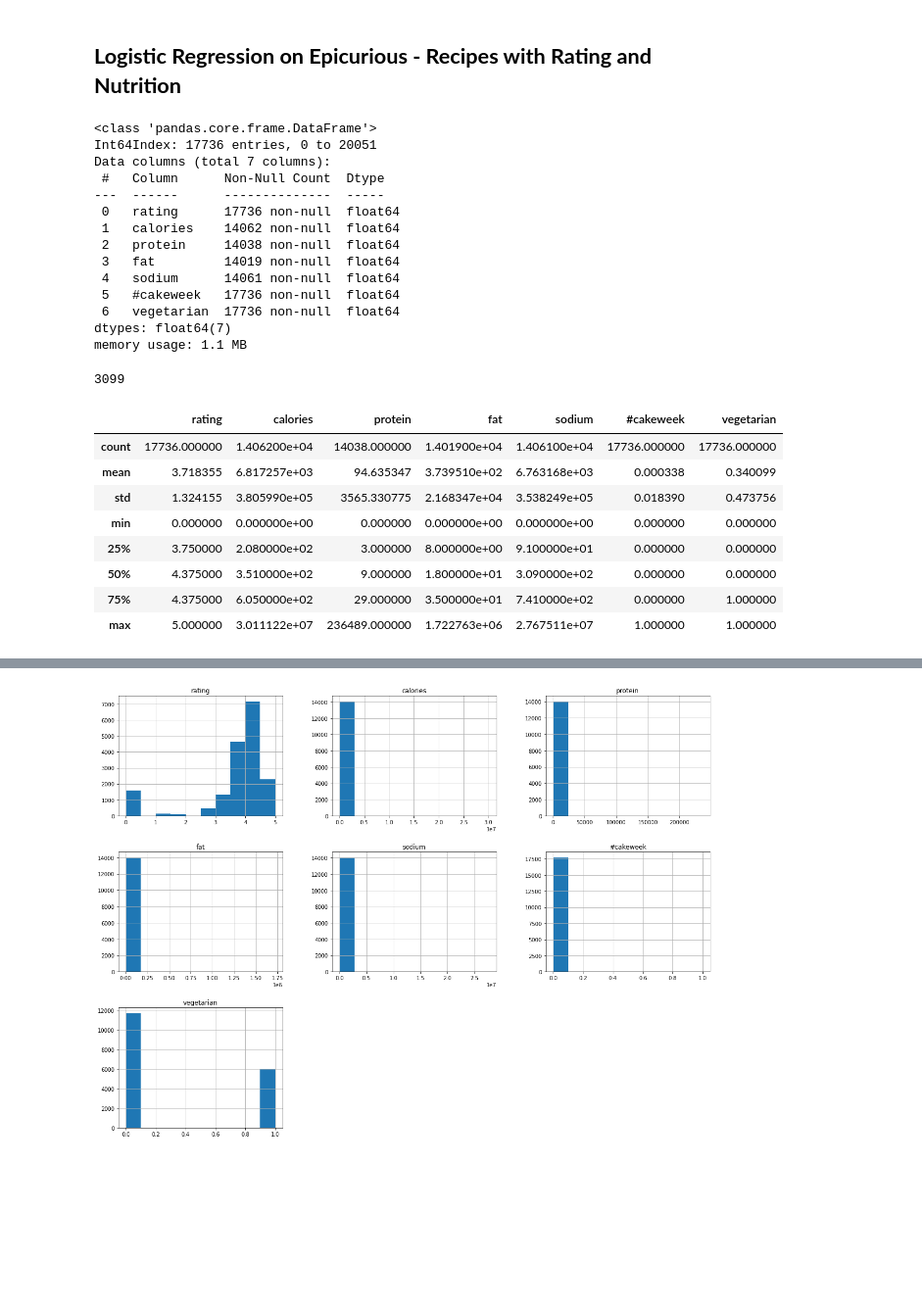
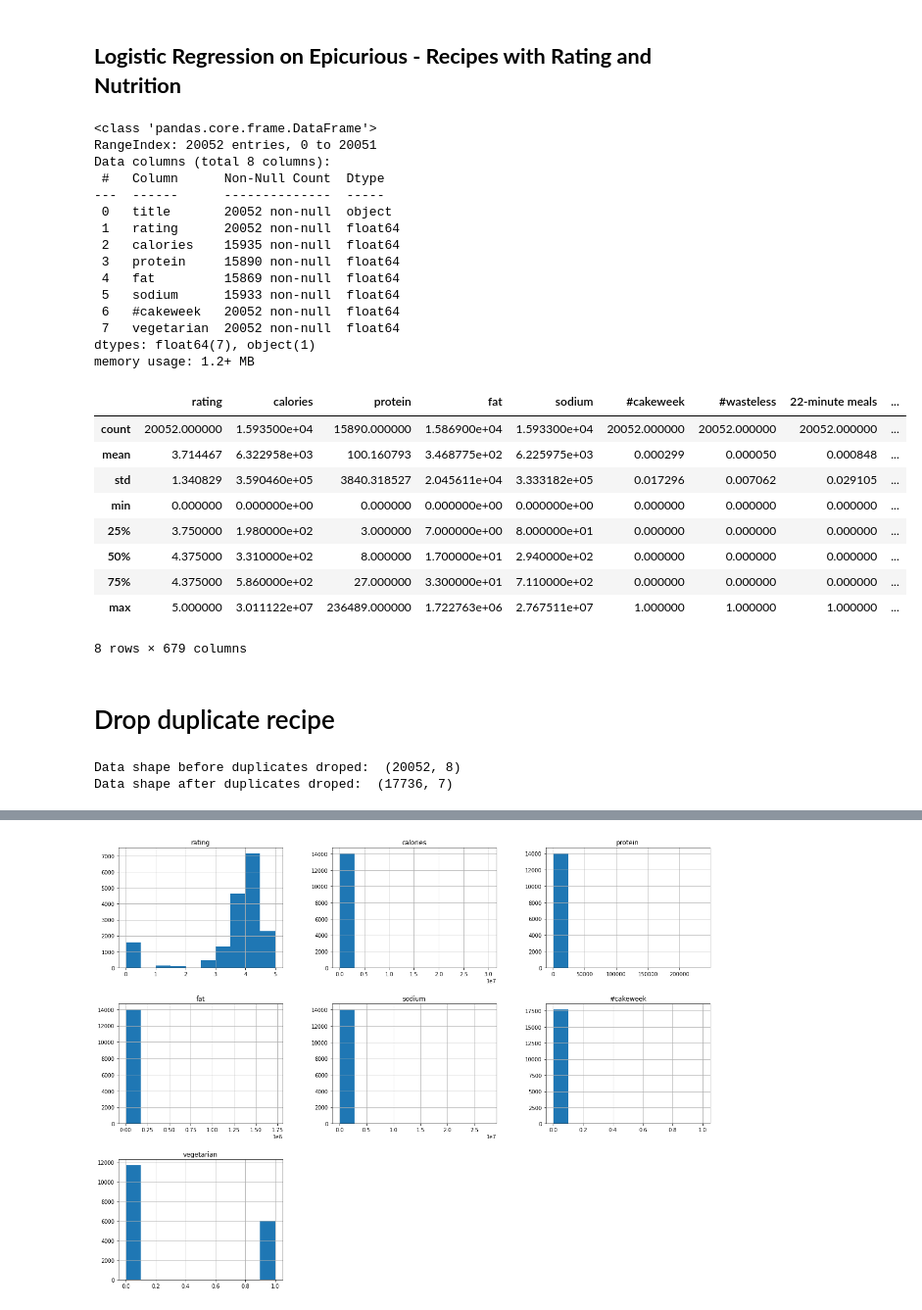
Before and after one commit to Amruthakap3/AML, a Jupyter notebook: logistic_regression.ipynb, the cells around one changed output, grey strips where cells are left out. Shown at 98% size. Saved outputs shown, nothing was run; the diff lists cells and outputs as text; code cells hidden in the pictures; blank space fills up the shorter version.

```diff
--- a/logistic_regression.ipynb
+++ b/logistic_regression.ipynb
@@ -5,44 +5,47 @@
 # %%
 import pandas as pd
 import matplotlib.pyplot as plt
 import seaborn as sbn
 import numpy as np
 # Import Epicurious dataset
 data = pd.read_csv('https://raw.githubusercontent.com/Amruthakap3/AML/main/epi_r.csv')
+df = data[['title','rating', 'calories', 'protein','fat','sodium','#cakeweek','vegetarian' ]]
 #Discribe the data frame
-df = data[['title','rating', 'calories', 'protein','fat','sodium','#cakeweek','vegetarian' ]]
-df = df.drop_duplicates(subset=['title'], keep='last')
-df = df[['rating', 'calories', 'protein','fat','sodium','#cakeweek','vegetarian' ]]
 df.info()
+data.describe()
 # %% [output]
 <class 'pandas.core.frame.DataFrame'>
-Int64Index: 17736 entries, 0 to 20051
-Data columns (total 7 columns):
+RangeIndex: 20052 entries, 0 to 20051
+Data columns (total 8 columns):
  #   Column      Non-Null Count  Dtype
 ---  ------      --------------  -----
- 0   rating      17736 non-null  float64
- 1   calories    14062 non-null  float64
- 2   protein     14038 non-null  float64
- 3   fat         14019 non-null  float64
- 4   sodium      14061 non-null  float64
- 5   #cakeweek   17736 non-null  float64
- 6   vegetarian  17736 non-null  float64
-dtypes: float64(7)
-memory usage: 1.1 MB
+ 0   title       20052 non-null  object
+ 1   rating      20052 non-null  float64
+ 2   calories    15935 non-null  float64
+ 3   protein     15890 non-null  float64
+ 4   fat         15869 non-null  float64
+ 5   sodium      15933 non-null  float64
+ 6   #cakeweek   20052 non-null  float64
+ 7   vegetarian  20052 non-null  float64
+dtypes: float64(7), object(1)
+memory usage: 1.2+ MB
+|  | rating | calories | protein | fat | sodium | #cakeweek | #wasteless | 22-minute meals | ... |
+| count | 20052.000000 | 1.593500e+04 | 15890.000000 | 1.586900e+04 | 1.593300e+04 | 20052.000000 | 20052.000000 | 20052.000000 | ... |
+| mean | 3.714467 | 6.322958e+03 | 100.160793 | 3.468775e+02 | 6.225975e+03 | 0.000299 | 0.000050 | 0.000848 | ... |
+| std | 1.340829 | 3.590460e+05 | 3840.318527 | 2.045611e+04 | 3.333182e+05 | 0.017296 | 0.007062 | 0.029105 | ... |
+| min | 0.000000 | 0.000000e+00 | 0.000000 | 0.000000e+00 | 0.000000e+00 | 0.000000 | 0.000000 | 0.000000 | ... |
+| 25% | 3.750000 | 1.980000e+02 | 3.000000 | 7.000000e+00 | 8.000000e+01 | 0.000000 | 0.000000 | 0.000000 | ... |
+| 50% | 4.375000 | 3.310000e+02 | 8.000000 | 1.700000e+01 | 2.940000e+02 | 0.000000 | 0.000000 | 0.000000 | ... |
+| 75% | 4.375000 | 5.860000e+02 | 27.000000 | 3.300000e+01 | 7.110000e+02 | 0.000000 | 0.000000 | 0.000000 | ... |
+| max | 5.000000 | 3.011122e+07 | 236489.000000 | 1.722763e+06 | 2.767511e+07 | 1.000000 | 1.000000 | 1.000000 | ... |
+8 rows × 679 columns
-# %%
-#appetizer vegetable winter bake vegetarian
-(data['winter']== 1).sum()
-# %% [output]
-3099
-# %%
-df.describe()
-# %% [output]
-|  | rating | calories | protein | fat | sodium | #cakeweek | vegetarian |
-| count | 17736.000000 | 1.406200e+04 | 14038.000000 | 1.401900e+04 | 1.406100e+04 | 17736.000000 | 17736.000000 |
-| mean | 3.718355 | 6.817257e+03 | 94.635347 | 3.739510e+02 | 6.763168e+03 | 0.000338 | 0.340099 |
-| std | 1.324155 | 3.805990e+05 | 3565.330775 | 2.168347e+04 | 3.538249e+05 | 0.018390 | 0.473756 |
-| min | 0.000000 | 0.000000e+00 | 0.000000 | 0.000000e+00 | 0.000000e+00 | 0.000000 | 0.000000 |
-| 25% | 3.750000 | 2.080000e+02 | 3.000000 | 8.000000e+00 | 9.100000e+01 | 0.000000 | 0.000000 |
-| 50% | 4.375000 | 3.510000e+02 | 9.000000 | 1.800000e+01 | 3.090000e+02 | 0.000000 | 0.000000 |
-| 75% | 4.375000 | 6.050000e+02 | 29.000000 | 3.500000e+01 | 7.410000e+02 | 0.000000 | 1.000000 |
-| max | 5.000000 | 3.011122e+07 | 236489.000000 | 1.722763e+06 | 2.767511e+07 | 1.000000 | 1.000000 |
+# %% [markdown]
+# Drop duplicate recipe
+# %%
+print("Data shape before duplicates droped:  "+ str(df.shape))
+df = df.drop_duplicates(subset=['title'], keep='last')
+df = df[['rating', 'calories', 'protein','fat','sodium','#cakeweek','vegetarian' ]]
+print("Data shape after duplicates droped:  "+ str(df.shape))
+# %% [output]
+Data shape before duplicates droped:  (20052, 8)
+Data shape after duplicates droped:  (17736, 7)
```
Also changed, not shown: parts of 14 cells of this notebook.
